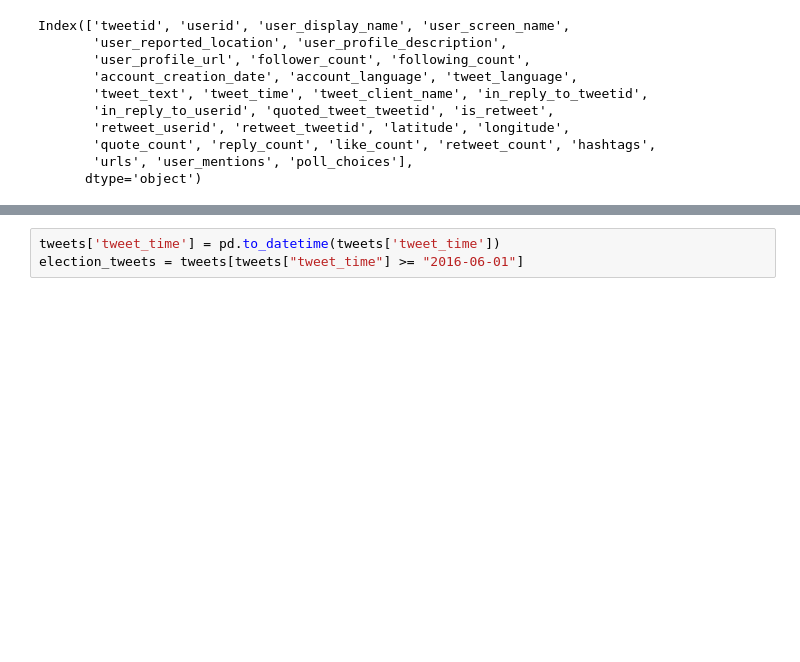
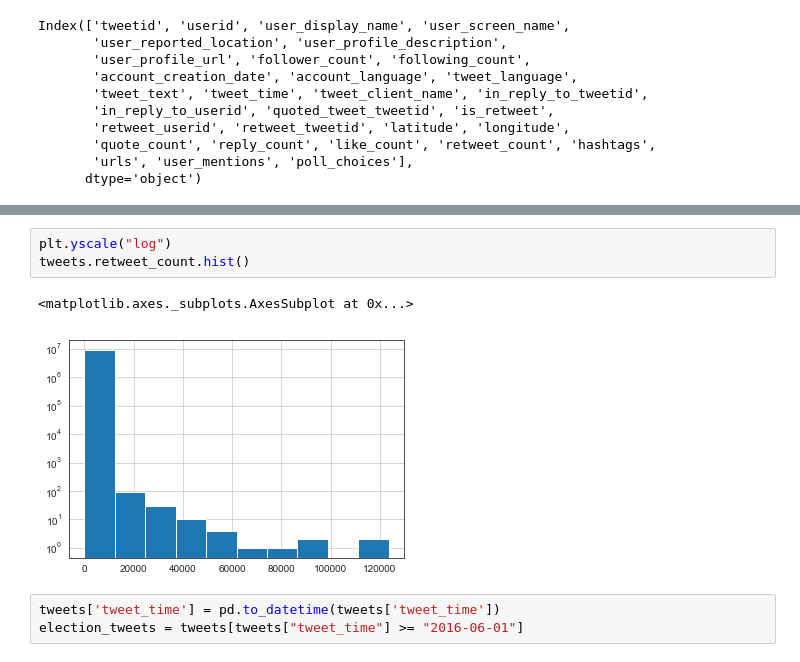
Before and after one commit to kayzhou/fake_news_during_election, a Jupyter notebook: analyze_IRAs.ipynb, the cells around one changed output, grey strips where cells are left out. Saved outputs shown, nothing was run; the diff lists cells and outputs as text; blank space fills up the shorter version.

```diff
--- a/analyze_IRAs.ipynb
+++ b/analyze_IRAs.ipynb
@@ -187,3 +206,9 @@ tweets.describe()
+# %%
+plt.yscale("log")
+tweets.retweet_count.hist()
+# %% [output]
+<matplotlib.axes._subplots.AxesSubplot at 0x...>
+[figure, added]
 # %%
 tweets['tweet_time'] = pd.to_datetime(tweets['tweet_time'])
 election_tweets = tweets[tweets["tweet_time"] >= "2016-06-01"]
```
Also changed, not shown: parts of 5 cells of this notebook, 2 other files.
